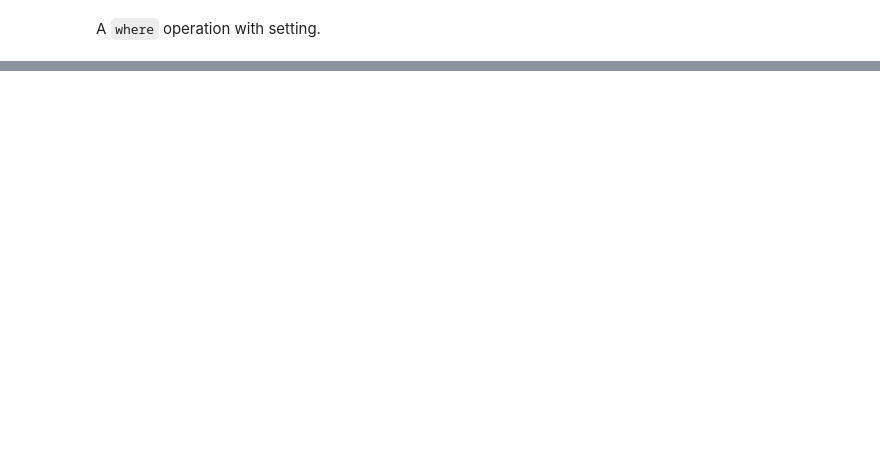
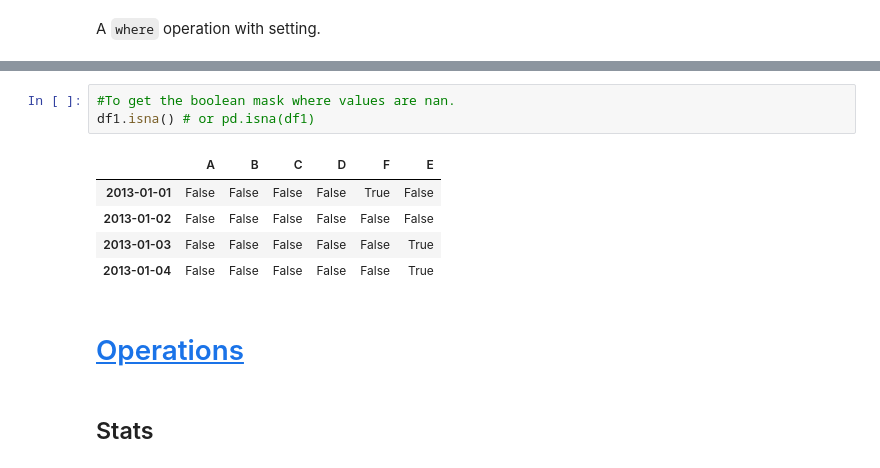
Before and after one commit to jvcampbell/py-sample-demo, a Jupyter notebook: 10 minutes to pandas.ipynb, the cells around one changed output, grey strips where cells are left out. Cells and saved outputs as stored; diff of their text form; blank space fills up the shorter version.

```diff
--- a/10 minutes to pandas.ipynb
+++ b/10 minutes to pandas.ipynb
@@ -331,0 +367,13 @@ df2
+# %%
+#To get the boolean mask where values are nan.
+df1.isna() # or pd.isna(df1)
+# %% [output]
+|  | A | B | C | D | F | E |
+| 2013-01-01 | False | False | False | False | True | False |
+| 2013-01-02 | False | False | False | False | False | False |
+| 2013-01-03 | False | False | False | False | False | True |
+| 2013-01-04 | False | False | False | False | False | True |
+# %% [markdown]
+# [Operations](https://pandas.pydata.org/pandas-docs/stable/user_guide/basics.html#basics-binop)
+# %% [markdown]
+## Stats
```
Also changed, not shown: parts of 46 cells of this notebook.
